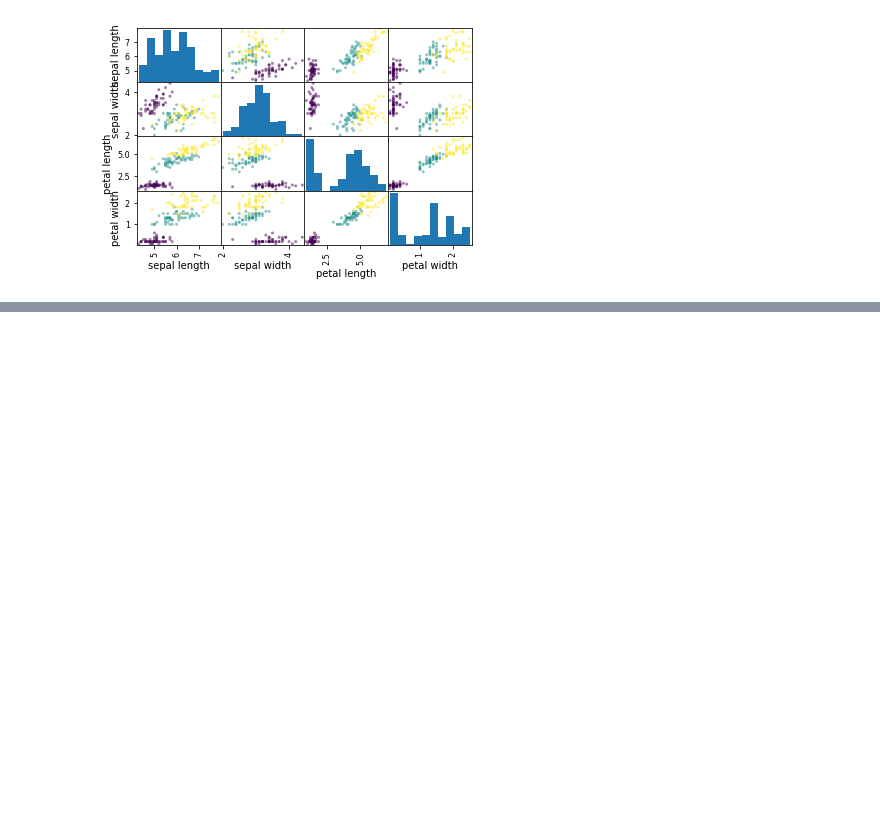
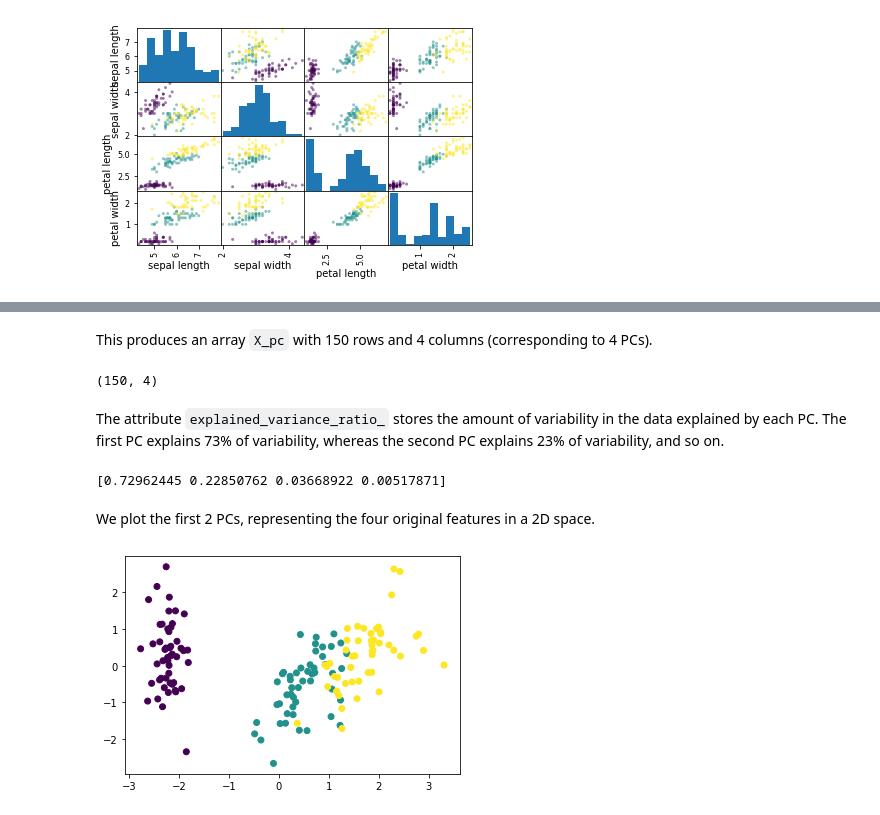
Before and after one commit to sathayas/GuideIDSExamples, a Jupyter notebook: Chapter4-DataUnderstanding.ipynb, the cells around one changed output, grey strips where cells are left out. Saved outputs shown, nothing was run; the diff lists cells and outputs as text; code cells hidden in the pictures; blank space fills up the shorter version.

```diff
--- a/Chapter4-DataUnderstanding.ipynb
+++ b/Chapter4-DataUnderstanding.ipynb
@@ -129,0 +130,5 @@ In Scikit-learn, a Python library for machine learning tools, many machine learn
+# %%
+from sklearn.preprocessing import StandardScaler
+
+# defining an normalization object
+normData = StandardScaler()
@@ -129,0 +137,3 @@ In Scikit-learn, a Python library for machine learning tools, many machine learn
+# %%
+# fitting the data to the normalization object
+normData.fit(X)
@@ -129,0 +149,2 @@ In Scikit-learn, a Python library for machine learning tools, many machine learn
+# %%
+X_norm = StandardScaler().fit_transform(X)
@@ -129,0 +153,27 @@ In Scikit-learn, a Python library for machine learning tools, many machine learn
+# %%
+from sklearn.decomposition import PCA
+
+# applying PCA
+pca = PCA()  # creating a PCA transformation ojbect
+X_pc = pca.fit_transform(X_norm) # fit the data, and get PCs
+# %% [markdown]
+This produces an array `X_pc` with 150 rows and 4 columns (corresponding to 4 PCs).
+# %%
+X_pc.shape
+# %% [output]
+(150, 4)
+# %% [markdown]
+The attribute `explained_variance_ratio_` stores the amount of variability in the data explained by each PC. The first PC explains 73% of variability, whereas the second PC explains 23% of variability, and so on.
+# %%
+# proportion of the variance explained
+print(pca.explained_variance_ratio_)
+# %% [output]
+[0.72962445 0.22850762 0.03668922 0.00517871]
+# %% [markdown]
+We plot the first 2 PCs, representing the four original features in a 2D space.
+# %%
+# plotting the first 2 principal compnonents
+plt.scatter(X_pc[:,0], X_pc[:,1], c=y['species'])
+plt.show()
+# %% [output]
+[figure, added]
```
Also changed, not shown: parts of 7 cells of this notebook.
